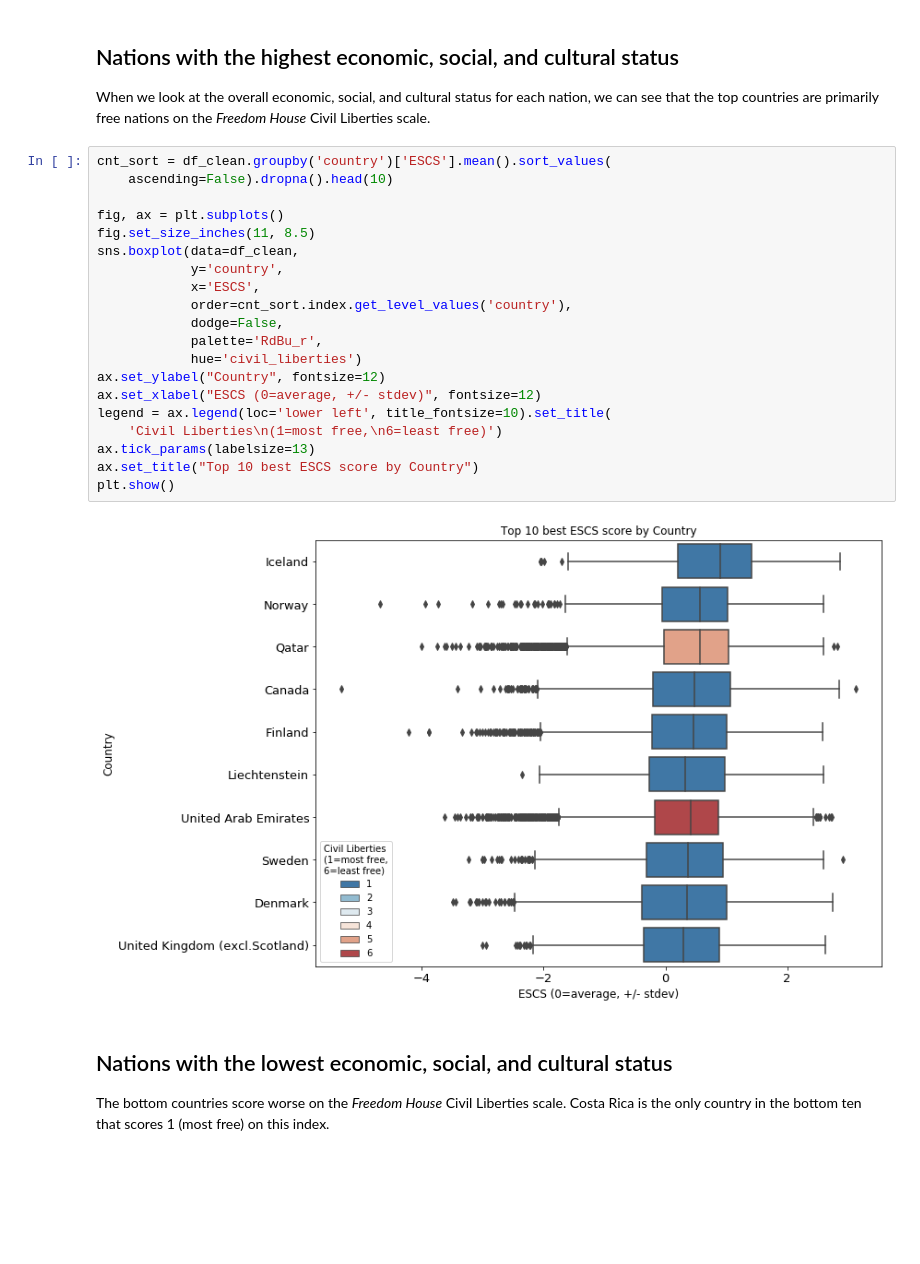
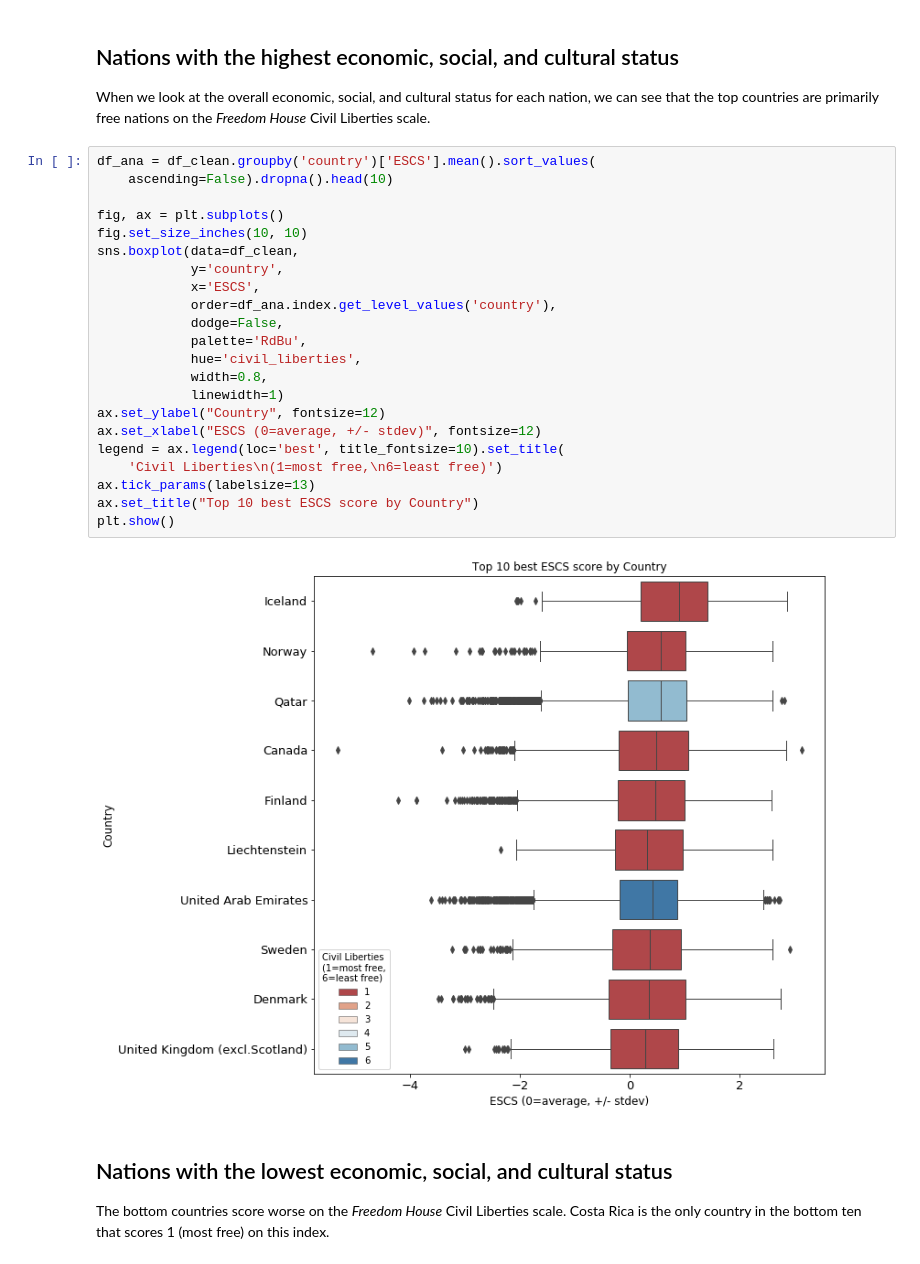
Before and after one commit to att9992/Data-Analyst-Projects, a Jupyter notebook: Project 5 PISA/PISA_presentation.ipynb, the cells around one changed output. Saved outputs shown, nothing was run; the diff lists cells and outputs as text; blank space fills up the shorter version.

```diff
--- a/Project 5 PISA/PISA_presentation.ipynb
+++ b/Project 5 PISA/PISA_presentation.ipynb
@@ -65,27 +57,29 @@ plt.show()
 
 When we look at the overall economic, social, and cultural status for each nation, we can see that the top countries are primarily free nations on the _Freedom House_ Civil Liberties scale.
 # %%
-cnt_sort = df_clean.groupby('country')['ESCS'].mean().sort_values(
+df_ana = df_clean.groupby('country')['ESCS'].mean().sort_values(
     ascending=False).dropna().head(10)
 
 fig, ax = plt.subplots()
-fig.set_size_inches(11, 8.5)
+fig.set_size_inches(10, 10)
 sns.boxplot(data=df_clean,
             y='country',
             x='ESCS',
-            order=cnt_sort.index.get_level_values('country'),
+            order=df_ana.index.get_level_values('country'),
             dodge=False,
-            palette='RdBu_r',
-            hue='civil_liberties')
+            palette='RdBu',
+            hue='civil_liberties',
+            width=0.8,
+            linewidth=1)
 ax.set_ylabel("Country", fontsize=12)
 ax.set_xlabel("ESCS (0=average, +/- stdev)", fontsize=12)
-legend = ax.legend(loc='lower left', title_fontsize=10).set_title(
+legend = ax.legend(loc='best', title_fontsize=10).set_title(
     'Civil Liberties\n(1=most free,\n6=least free)')
 ax.tick_params(labelsize=13)
 ax.set_title("Top 10 best ESCS score by Country")
 plt.show()
 # %% [output]
-[figure, old version]
+[figure, new version]
 # %% [markdown]
 ## Nations with the lowest economic, social, and cultural status
 
```
Also changed, not shown: parts of 9 cells of this notebook, 4 other files.
